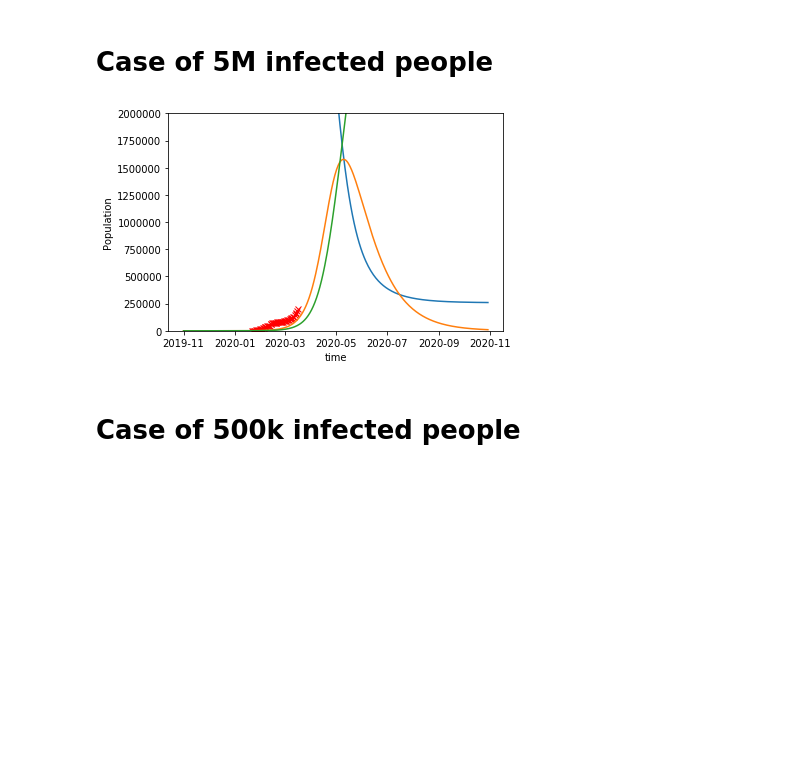
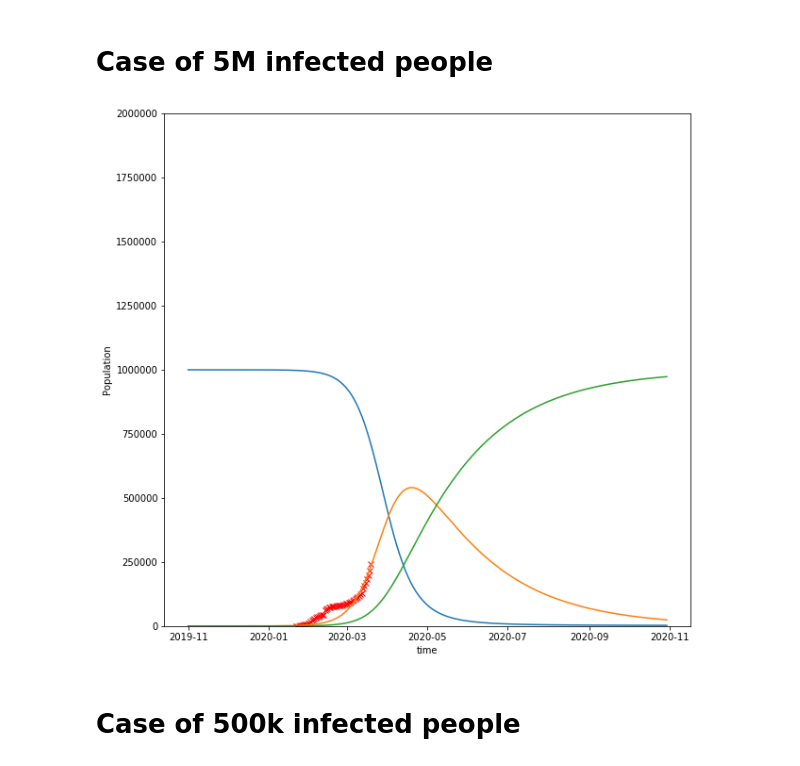
Before and after one commit to gbellandi/corona_model, a Jupyter notebook: Corona_model_scenarios_JHUdata.ipynb, the cells around one changed output. Saved outputs shown, nothing was run; the diff lists cells and outputs as text; code cells hidden in the pictures; blank space fills up the shorter version.

```diff
--- a/Corona_model_scenarios_JHUdata.ipynb
+++ b/Corona_model_scenarios_JHUdata.ipynb
@@ -49,20 +49,20 @@ COVID19_totalConf.index = pd.to_datetime(COVID19_totalConf.index)
 # %% [markdown]
 # Case of 5M infected people
 # %%
-model = SIRmodel(np.arange(0., 365, 1), 5000000, 1, 0,
-                   0.000000025, # beta how often a susceptible-infected contact results in a new infection.
-                   0.04, # gamma rate an infected recovers and moves into the resistant phase
+model = SIRmodel(np.arange(0., 365, 1), 1000000, 1, 0,
+                   0.00000011, # beta how often a susceptible-infected contact results in a new infection.
+                   0.018, # gamma rate an infected recovers and moves into the resistant phase
                    returnDataFrame=True, plotFig=False)
 
-fig, axes = plt.subplots(1,1)
+fig, axes = plt.subplots(1,1, figsize=(10,10))
 axes.set_xlabel('time')
 axes.set_ylabel('Population')
 
 axes.plot(COVID19_totalConf, 'rx')
 axes.plot(model)
 axes.set_ylim([0, 2000000]);
 # %% [output]
-[figure, old version]
+[figure, new version]
 # %% [markdown]
 # Case of 500k infected people
 # %%
```
Also changed, not shown: parts of 7 cells of this notebook.
